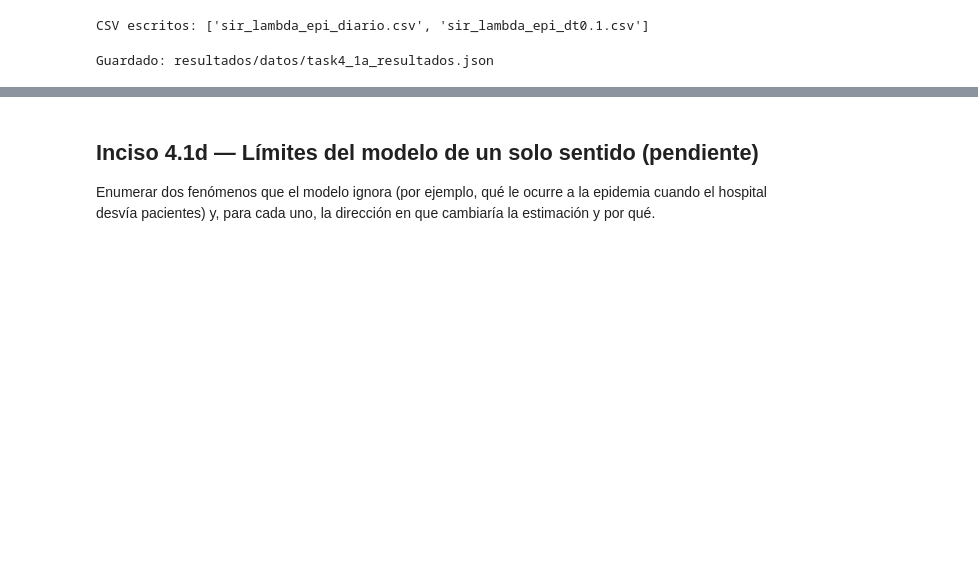
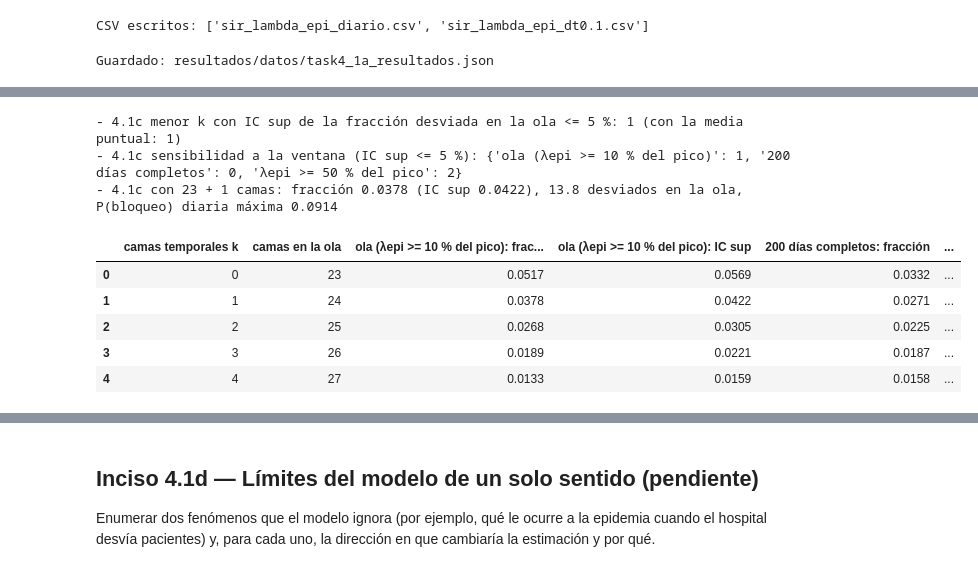
Before and after one commit to jruiz002/cc2017-hoja-trabajo-7-grupo-5, a Jupyter notebook: notebooks/task4_epidemia_sir.ipynb, the cells around one changed output, grey strips where cells are left out. Cells and saved outputs as stored; diff of their text form; code cells hidden in the pictures; blank space fills up the shorter version.

```diff
--- a/notebooks/task4_epidemia_sir.ipynb
+++ b/notebooks/task4_epidemia_sir.ipynb
@@ -112,0 +237,39 @@ Camas adicionales necesarias para que la fracción de pacientes desviados durant
+# %%
+# 4.1c Barrido de camas temporales k (activas solo durante la ola) con el criterio IC sup <= 5 %
+META_OLA = 0.05
+barr, reps_k = [], {0: reps_ola}
+for k in range(0, 5):
+    if k not in reps_k:
+        reps_k[k] = correr_ola(REC, extra=k)
+    t_ = tabla_ventanas(reps_k[k]).set_index("ventana")
+    fila = {"camas temporales k": k, "camas en la ola": REC + k}
+    for nombre in VENTANAS:
+        fila[f"{nombre}: fracción"] = t_.loc[nombre, "fracción desviada"]
+        fila[f"{nombre}: IC sup"] = t_.loc[nombre, "fracción IC sup"]
+    fila["desviados en la ola"] = t_.loc["ola (λepi >= 10 % del pico)", "desviados"]
+    fila["P(bloqueo) diaria máxima"] = float(np.max(np.mean([r["lleno_dia"] for r in reps_k[k]], axis=0)))
+    barr.append(fila)
+barr = pd.DataFrame(barr)
+col_f, col_s = "ola (λepi >= 10 % del pico): fracción", "ola (λepi >= 10 % del pico): IC sup"
+k_min = int(barr.loc[barr[col_s] <= META_OLA, "camas temporales k"].min())
+k_punto = int(barr.loc[barr[col_f] <= META_OLA, "camas temporales k"].min())
+sens = {nombre: int(barr.loc[barr[f"{nombre}: IC sup"] <= META_OLA, "camas temporales k"].min()) for nombre in VENTANAS}
+RES["4.1c_barrido"] = barr.to_dict("records")
+RES["4.1c_k_min"] = {"criterio_IC_sup": k_min, "estimacion_puntual": k_punto, "sensibilidad_ventana": sens}
+barr.to_csv(DAT / "task4_1c_camas_contingencia.csv", index=False)
+print(f"- 4.1c menor k con IC sup de la fracción desviada en la ola <= 5 %: {k_min} (con la media puntual: {k_punto})")
+print(f"- 4.1c sensibilidad a la ventana (IC sup <= 5 %): {sens}")
+f0 = barr.iloc[k_min]
+print(f"- 4.1c con {REC} + {k_min} camas: fracción {f0[col_f]:.4f} (IC sup {f0[col_s]:.4f}), {f0['desviados en la ola']:.1f} desviados en la ola, "
+      f"P(bloqueo) diaria máxima {f0['P(bloqueo) diaria máxima']:.4f}")
+barr.round(4)
+# %% [output]
+- 4.1c menor k con IC sup de la fracción desviada en la ola <= 5 %: 1 (con la media puntual: 1)
+- 4.1c sensibilidad a la ventana (IC sup <= 5 %): {'ola (λepi >= 10 % del pico)': 1, '200 días completos': 0, 'λepi >= 50 % del pico': 2}
+- 4.1c con 23 + 1 camas: fracción 0.0378 (IC sup 0.0422), 13.8 desviados en la ola, P(bloqueo) diaria máxima 0.0914
+|  | camas temporales k | camas en la ola | ola (λepi >= 10 % del pico): frac... | ola (λepi >= 10 % del pico): IC sup | 200 días completos: fracción | ... |
+| 0 | 0 | 23 | 0.0517 | 0.0569 | 0.0332 | ... |
+| 1 | 1 | 24 | 0.0378 | 0.0422 | 0.0271 | ... |
+| 2 | 2 | 25 | 0.0268 | 0.0305 | 0.0225 | ... |
+| 3 | 3 | 26 | 0.0189 | 0.0221 | 0.0187 | ... |
+| 4 | 4 | 27 | 0.0133 | 0.0159 | 0.0158 | ... |
```
Also changed, not shown: parts of 9 cells of this notebook, 6 other files.
